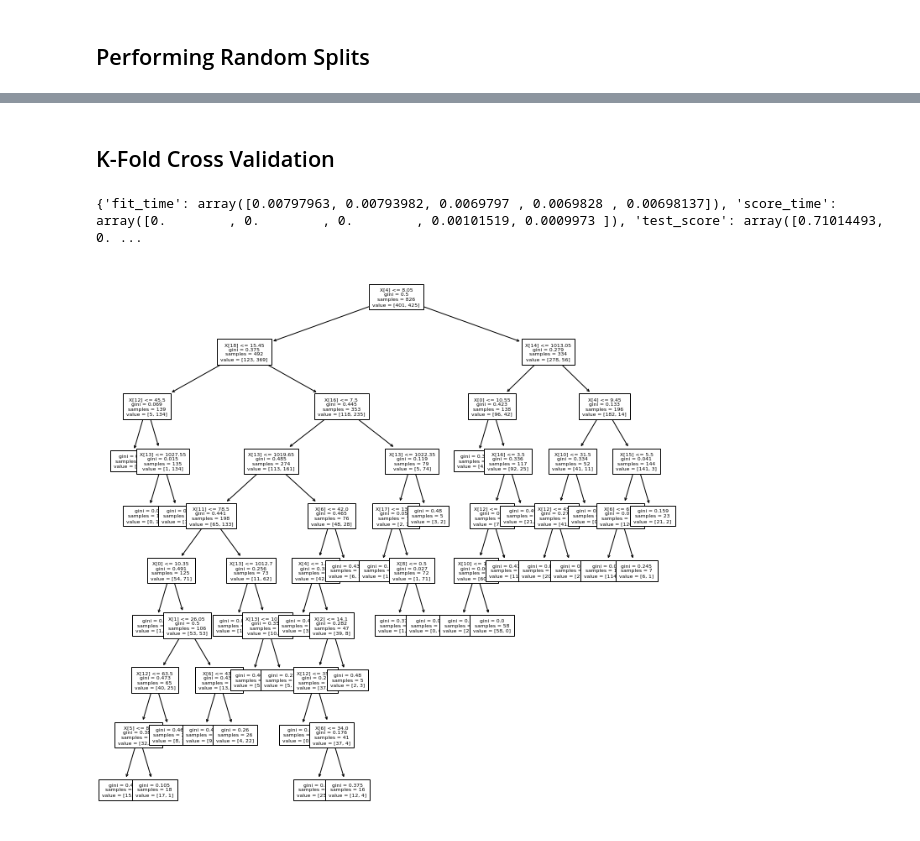
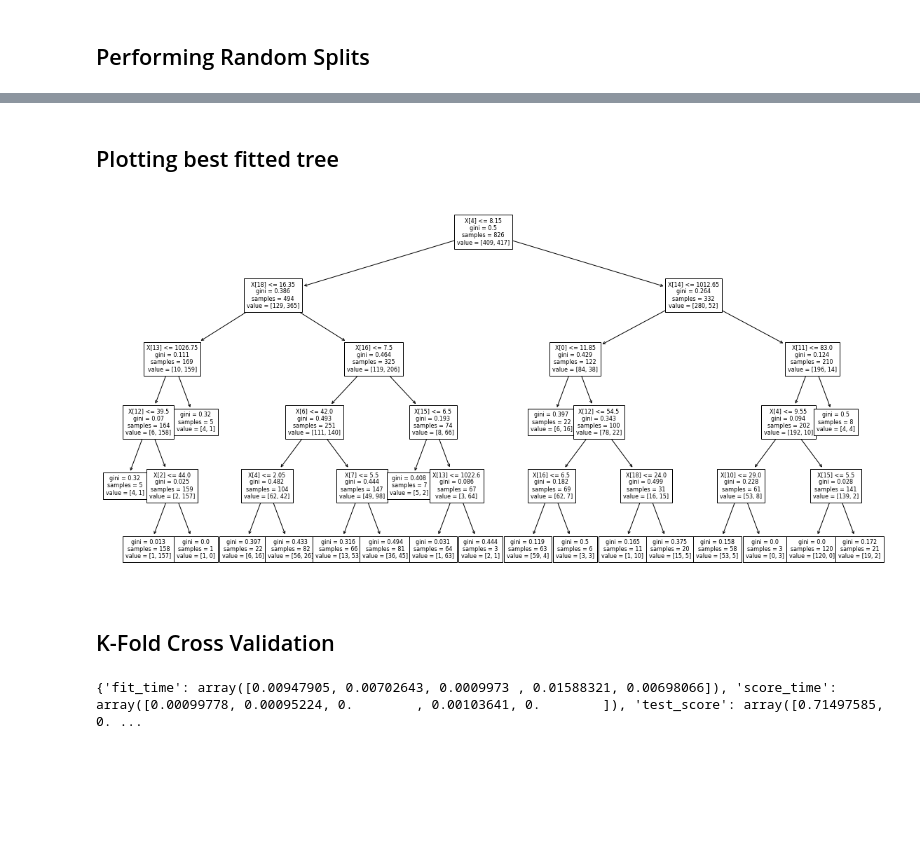
Before and after one commit to dhritix1999/ML-Rainfall-Forecasting-Model, a Jupyter notebook: Assignment2.ipynb, the cells around one changed output, grey strips where cells are left out. Drawn from its saved outputs; the diff is of its cells as text; code cells hidden in the pictures; blank space fills up the shorter version.

```diff
--- a/Assignment2.ipynb
+++ b/Assignment2.ipynb
@@ -56,18 +185,24 @@ for i in range(10):
+# %% [markdown]
+## Plotting best fitted tree
+# %%
+clf = tree.DecisionTreeClassifier(min_samples_split=best_min_sample_split, max_depth=best_max_depth)
+
+#Training it
+clf.fit(X_train, y_train)
+
+plt.figure(figsize=(20,10))
+tree.plot_tree(clf, fontsize=8)
+plt.show()
+# %% [output]
+[figure, added]
 # %% [markdown]
 ## K-Fold Cross Validation
 # %%
 from sklearn.model_selection import cross_validate
 
-cv_result = cross_validate(clf, X, Y, cv=5)
+model = tree.DecisionTreeClassifier(min_samples_split=10, max_depth=6)
+cv_result = cross_validate(model, X, Y, cv=5)
 
 print(cv_result)
 # %% [output]
-{'fit_time': array([0.00797963, 0.00793982, 0.0069797 , 0.0069828 , 0.00698137]), 'score_time': array([0.        , 0.        , 0.        , 0.00101519, 0.0009973 ]), 'test_score': array([0.71014493, 0. ...
+{'fit_time': array([0.00947905, 0.00702643, 0.0009973 , 0.01588321, 0.00698066]), 'score_time': array([0.00099778, 0.00095224, 0.        , 0.00103641, 0.        ]), 'test_score': array([0.71497585, 0. ...
-# %%
-import matplotlib.pyplot as plt
-
-plt.figure(figsize=(12,12))
-tree.plot_tree(clf, fontsize=6)
-plt.show()
-# %% [output]
-[figure, removed]
```
Also changed, not shown: parts of 15 cells of this notebook.
